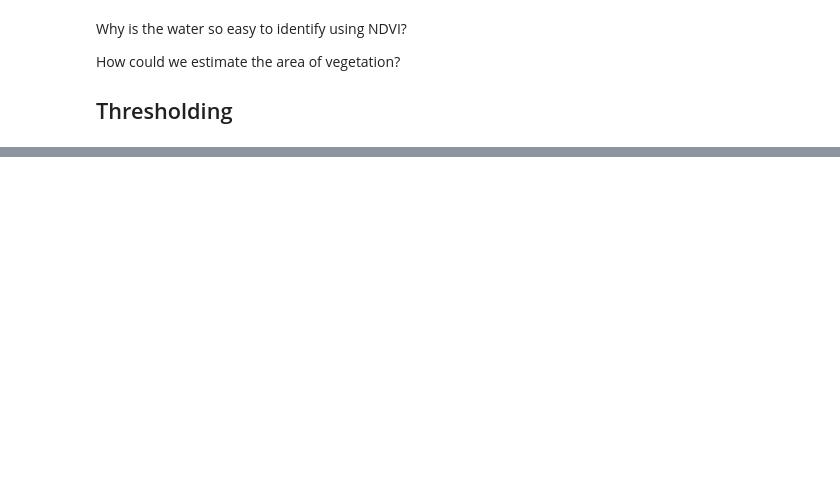
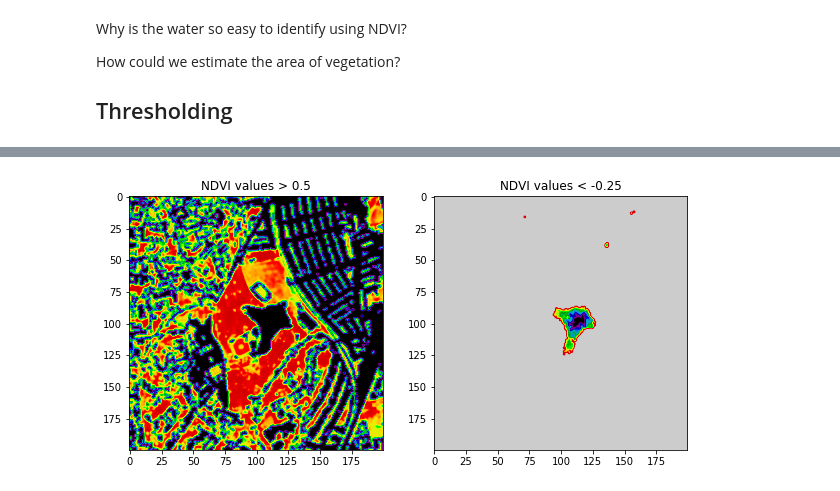
Before and after one commit to joe-fennell/data-analysis-part-1, a Jupyter notebook: Sentinel2_Example.ipynb, the cells around one changed output, grey strips where cells are left out. Cells and saved outputs as stored; diff of their text form; code cells hidden in the pictures; blank space fills up the shorter version.

```diff
--- a/Sentinel2_Example.ipynb
+++ b/Sentinel2_Example.ipynb
@@ -109,0 +120,31 @@ streetview?
+# %%
+threshold = .5
+
+# threshold the ndvi image array
+mask = park_ndvi > threshold
+
+# calculate the area above threshold in km2
+area = (mask.sum()*10)/1e6
+
+# plot
+f = plt.figure(figsize=(10,5))
+f.add_subplot(121)
+plt.imshow(mask*park_ndvi,'nipy_spectral',interpolation='bicubic')
+plt.title('NDVI values > {}'.format(threshold))
+
+
+threshold = -.25
+
+# threshold the ndvi image array
+mask = park_ndvi < threshold
+
+# calculate the area above threshold in km2
+area = (mask.sum()*10)/1e6
+
+# plot
+f.add_subplot(122)
+plt.imshow(mask*park_ndvi,'nipy_spectral',interpolation='bicubic')
+plt.title('NDVI values < {}'.format(threshold))
+plt.show()
+# %% [output]
+[figure, added]
```
Also changed, not shown: parts of 20 cells of this notebook, 1 other file.
